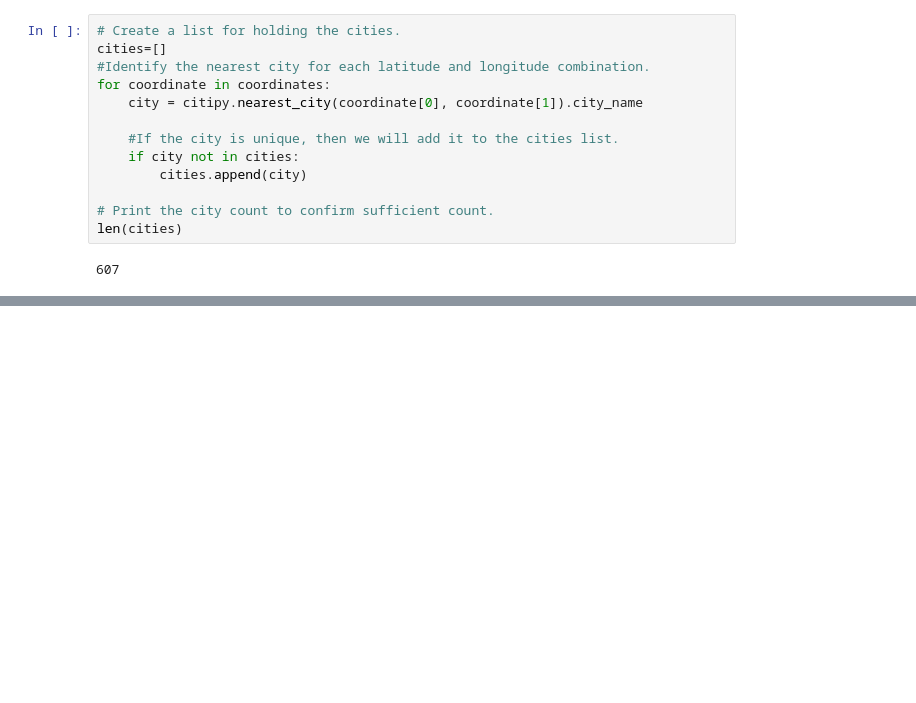
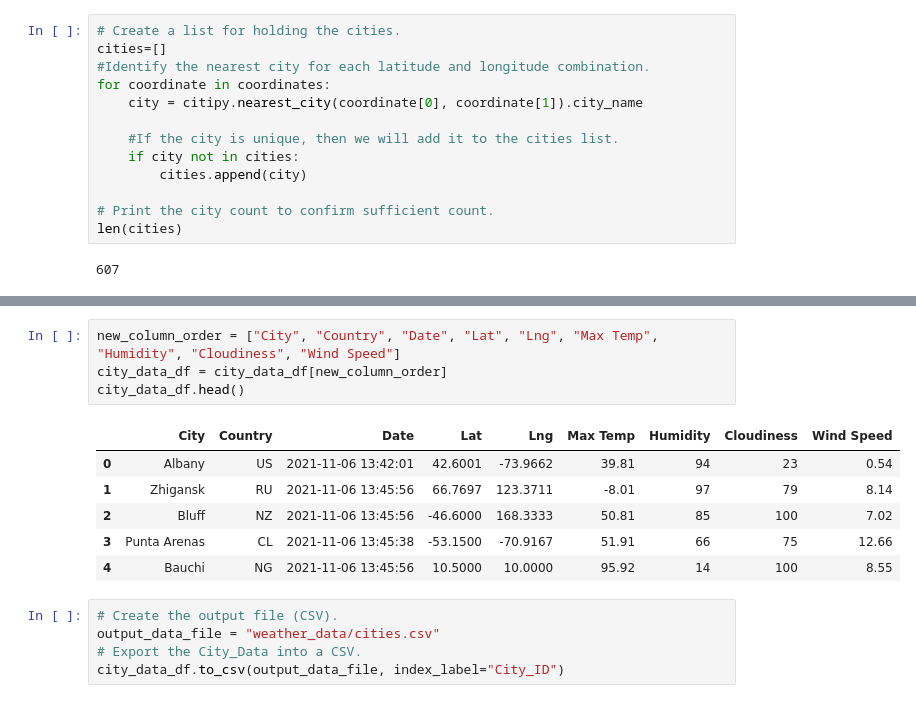
Before and after one commit to elena-chambers/World_Weather_Analysis, a Jupyter notebook: WeatherPy.ipynb, the cells around one changed output, grey strips where cells are left out. Saved outputs shown, nothing was run; the diff lists cells and outputs as text; blank space fills up the shorter version.

```diff
--- a/WeatherPy.ipynb
+++ b/WeatherPy.ipynb
@@ -35,0 +141,16 @@ len(cities)
+# %%
+new_column_order = ["City", "Country", "Date", "Lat", "Lng", "Max Temp", "Humidity", "Cloudiness", "Wind Speed"]
+city_data_df = city_data_df[new_column_order]
+city_data_df.head()
+# %% [output]
+|  | City | Country | Date | Lat | Lng | Max Temp | Humidity | Cloudiness | Wind Speed |
+| 0 | Albany | US | 2021-11-06 13:42:01 | 42.6001 | -73.9662 | 39.81 | 94 | 23 | 0.54 |
+| 1 | Zhigansk | RU | 2021-11-06 13:45:56 | 66.7697 | 123.3711 | -8.01 | 97 | 79 | 8.14 |
+| 2 | Bluff | NZ | 2021-11-06 13:45:56 | -46.6000 | 168.3333 | 50.81 | 85 | 100 | 7.02 |
+| 3 | Punta Arenas | CL | 2021-11-06 13:45:38 | -53.1500 | -70.9167 | 51.91 | 66 | 75 | 12.66 |
+| 4 | Bauchi | NG | 2021-11-06 13:45:56 | 10.5000 | 10.0000 | 95.92 | 14 | 100 | 8.55 |
+# %%
+# Create the output file (CSV).
+output_data_file = "weather_data/cities.csv"
+# Export the City_Data into a CSV.
+city_data_df.to_csv(output_data_file, index_label="City_ID")
```
Also changed, not shown: parts of 5 cells of this notebook, 2 other files.
